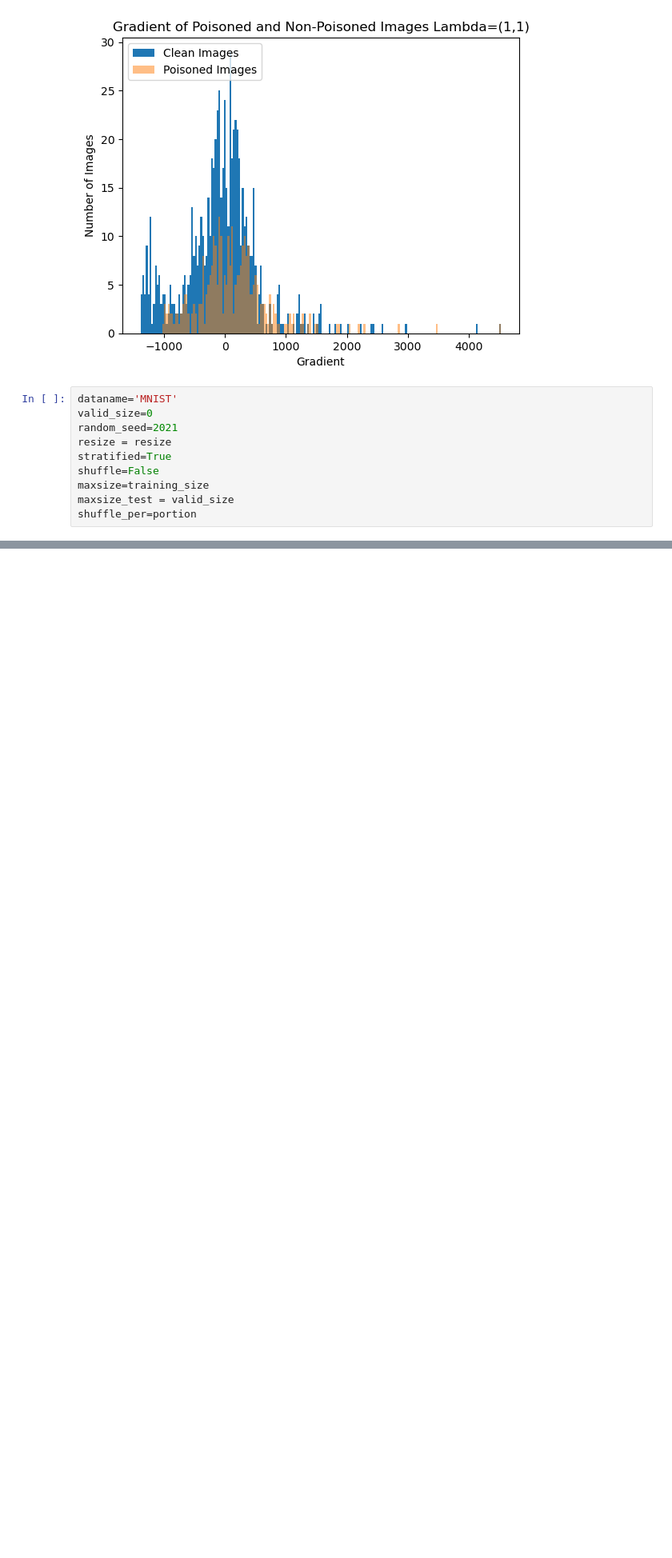
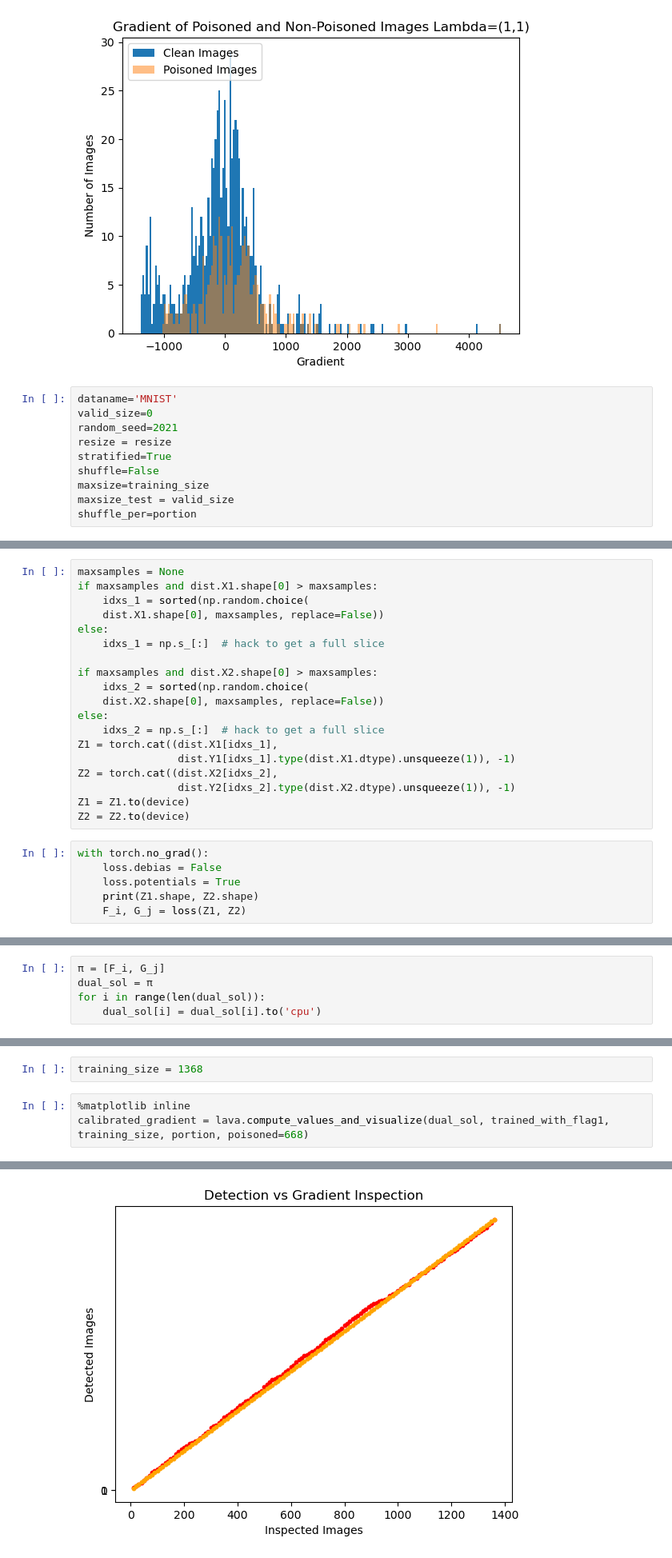
Before and after one commit to reds-lab/LAVA, a Jupyter notebook: mnist_2_class.ipynb, the cells around one changed output, grey strips where cells are left out. Shown at 80% size. Saved outputs shown, nothing was run; the diff lists cells and outputs as text; blank space fills up the shorter version.

```diff
--- a/mnist_2_class.ipynb
+++ b/mnist_2_class.ipynb
@@ -1195,0 +2054,25 @@ def load_torchvision_data_shuffle(dataname, valid_size=0.1, splits=None, shuffle
+# %%
+maxsamples = None
+if maxsamples and dist.X1.shape[0] > maxsamples:
+    idxs_1 = sorted(np.random.choice(
+    dist.X1.shape[0], maxsamples, replace=False))
+else:
+    idxs_1 = np.s_[:]  # hack to get a full slice
+
+if maxsamples and dist.X2.shape[0] > maxsamples:
+    idxs_2 = sorted(np.random.choice(
+    dist.X2.shape[0], maxsamples, replace=False))
+else:
+    idxs_2 = np.s_[:]  # hack to get a full slice
+Z1 = torch.cat((dist.X1[idxs_1],
+                dist.Y1[idxs_1].type(dist.X1.dtype).unsqueeze(1)), -1)
+Z2 = torch.cat((dist.X2[idxs_2],
+                dist.Y2[idxs_2].type(dist.X2.dtype).unsqueeze(1)), -1)
+Z1 = Z1.to(device)
+Z2 = Z2.to(device)
+# %%
+with torch.no_grad():
+    loss.debias = False
+    loss.potentials = True
+    print(Z1.shape, Z2.shape)
+    F_i, G_j = loss(Z1, Z2)
@@ -1195,0 +2097,5 @@ def load_torchvision_data_shuffle(dataname, valid_size=0.1, splits=None, shuffle
+# %%
+π = [F_i, G_j]
+dual_sol = π
+for i in range(len(dual_sol)):
+    dual_sol[i] = dual_sol[i].to('cpu')
@@ -1195,0 +2114,6 @@ def load_torchvision_data_shuffle(dataname, valid_size=0.1, splits=None, shuffle
+# %%
+training_size = 1368
+# %%
+%matplotlib inline
+calibrated_gradient = lava.compute_values_and_visualize(dual_sol, trained_with_flag1, training_size, portion, poisoned=668)
+# %% [output]
@@ -1195,0 +2137 @@ def load_torchvision_data_shuffle(dataname, valid_size=0.1, splits=None, shuffle
+[figure, added]
```
Also changed, not shown: parts of 80 cells of this notebook, 2 other files.
